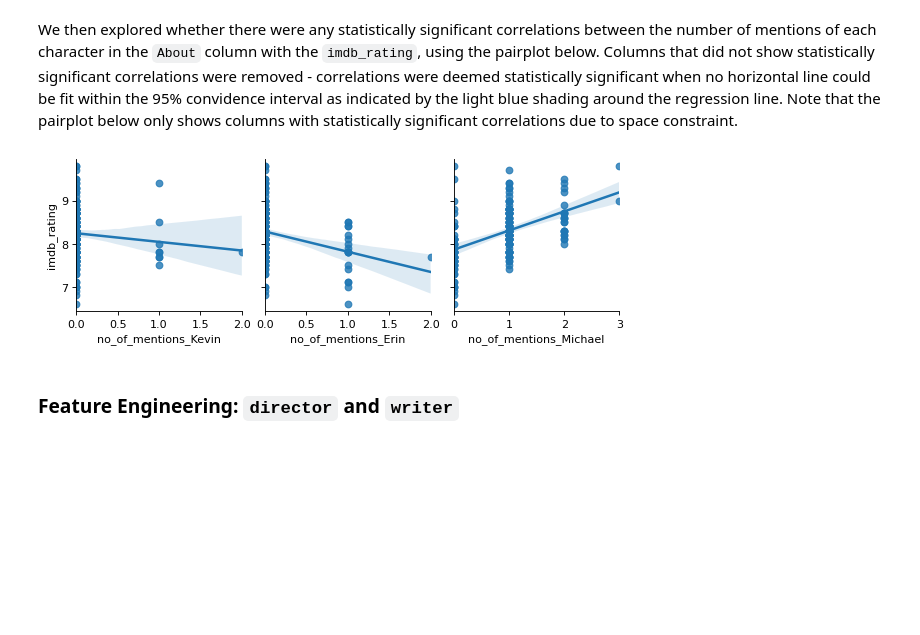
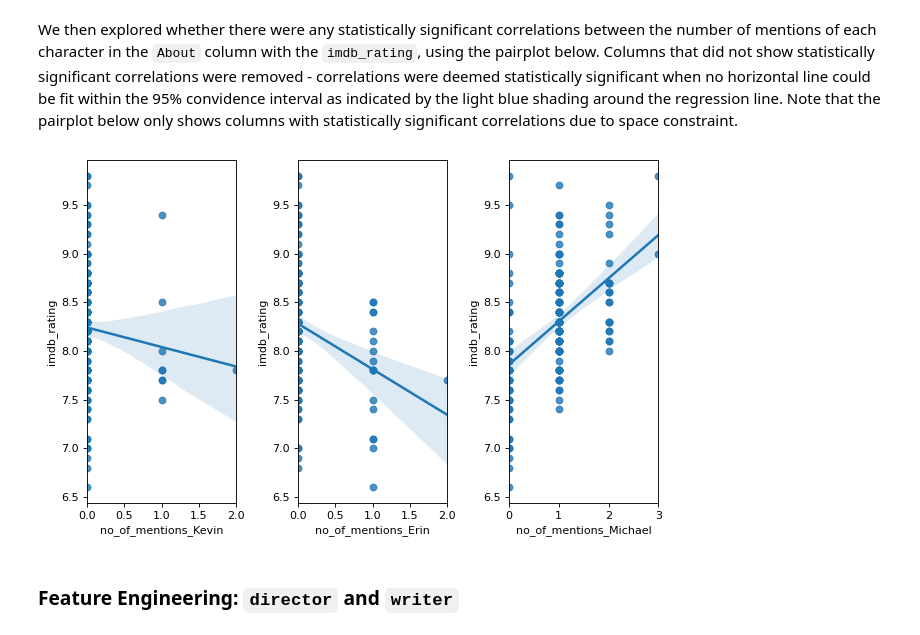
Before and after one commit to abumaz99/MLP-A1, a Jupyter notebook: project1.ipynb, the cells around one changed output. Saved outputs shown, nothing was run; the diff lists cells and outputs as text; code cells hidden in the pictures; blank space fills up the shorter version.

```diff
--- a/project1.ipynb
+++ b/project1.ipynb
@@ -229,21 +229,22 @@ We then explored whether there were any statistically significant correlations b
 # %%
 for char in main_chars:
     d[str('no_of_mentions_' + char)] = 0
 
 # count the number of occurences of the names of each of the top 5 characters in 'About'
 for i in np.arange(0,len(d.About),1):
     for char in main_chars:
         if char in d.About[i]:
             d.at[i,str('no_of_mentions_' + char)] = d.About[i].count(char)
+#plot creation
+fig, axs = plt.subplots(ncols=3)
 
-sns.pairplot(data=d,
-            y_vars=['imdb_rating'],
-            x_vars=['no_of_mentions_Kevin',
-            'no_of_mentions_Erin',
-            'no_of_mentions_Michael'],
-            kind='reg');
+sns.regplot(x='no_of_mentions_Kevin', y='imdb_rating', data=d, ax=axs[0])
+sns.regplot(x='no_of_mentions_Erin', y='imdb_rating', data=d, ax=axs[1])
+sns.regplot(x='no_of_mentions_Michael',y='imdb_rating', data=d, ax=axs[2])
+fig.tight_layout()
+plt.show()
 # %% [output]
-[figure, old version]
+[figure, new version]
 # %% [markdown]
 ### Feature Engineering: `director` and `writer`
 # %% [markdown]
```
Also changed, not shown: parts of 11 cells of this notebook.
